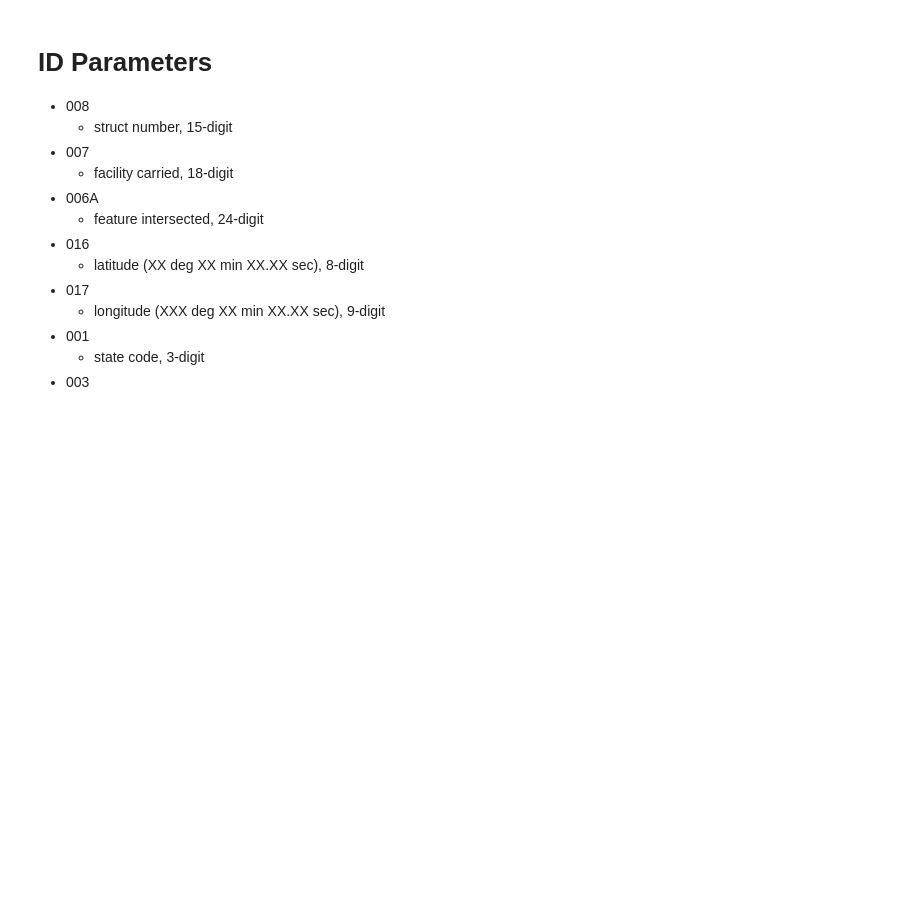
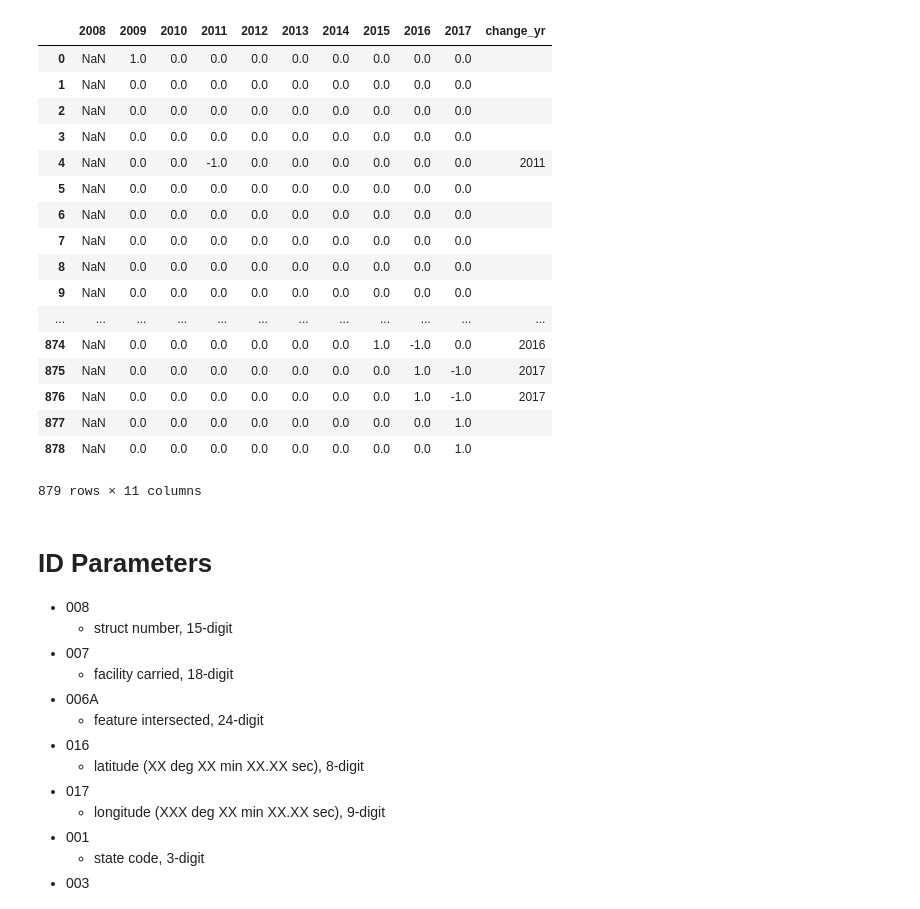
Before and after one commit to kevscon/bridge-ratings, a Jupyter notebook: data_processing.ipynb, the cells around one changed output. Cells and saved outputs as stored; diff of their text form; code cells hidden in the pictures; blank space fills up the shorter version.

```diff
--- a/data_processing.ipynb
+++ b/data_processing.ipynb
@@ -15,0 +42,7 @@ df.head()
+# %%
+# initialize dataframe for ratings by year
+df_ratings = df[year][['STRUCTURE_NUMBER_008', 'STATE_CODE_001']]
+# %%
+# input ratings for each year
+for year in years:
+    df_ratings[year] = df[year]['DECK_COND_058']
@@ -16,3 +92,43 @@ df.head()
+# %%
+# create dataframe of 1's and 0's dependent on values above or below condition rating threshold
+
+df_change_year = pd.DataFrame(columns = years)
+
+for year in years:
+    df_change_year[year] = (df_ratings.iloc[:,
+                            -len(years):][year].apply(pd.to_numeric,
+                              errors='coerce') >= rating_threshold).astype(int)
+
+# take difference for adjacent years to show when rating drops below threshold (-1)
+df_change_year = df_change_year.diff(axis=1)
+df_change_year['change_yr'] = ""
+# %%
+# fill column with year that rating first fell belwo threshold
+for year in years:
+    df_change_year['change_yr'] = np.where(df_change_year['change_yr'] == "",
+                                           np.where(df_change_year[year] == -1, year, ""),
+                                           df_change_year['change_yr'])
+# %%
+df_change_year
+# %% [output]
+|  | 2008 | 2009 | 2010 | 2011 | 2012 | 2013 | 2014 | 2015 | 2016 | 2017 | change_yr |
+| 0 | NaN | 1.0 | 0.0 | 0.0 | 0.0 | 0.0 | 0.0 | 0.0 | 0.0 | 0.0 |  |
+| 1 | NaN | 0.0 | 0.0 | 0.0 | 0.0 | 0.0 | 0.0 | 0.0 | 0.0 | 0.0 |  |
+| 2 | NaN | 0.0 | 0.0 | 0.0 | 0.0 | 0.0 | 0.0 | 0.0 | 0.0 | 0.0 |  |
+| 3 | NaN | 0.0 | 0.0 | 0.0 | 0.0 | 0.0 | 0.0 | 0.0 | 0.0 | 0.0 |  |
+| 4 | NaN | 0.0 | 0.0 | -1.0 | 0.0 | 0.0 | 0.0 | 0.0 | 0.0 | 0.0 | 2011 |
+| 5 | NaN | 0.0 | 0.0 | 0.0 | 0.0 | 0.0 | 0.0 | 0.0 | 0.0 | 0.0 |  |
+| 6 | NaN | 0.0 | 0.0 | 0.0 | 0.0 | 0.0 | 0.0 | 0.0 | 0.0 | 0.0 |  |
+| 7 | NaN | 0.0 | 0.0 | 0.0 | 0.0 | 0.0 | 0.0 | 0.0 | 0.0 | 0.0 |  |
+| 8 | NaN | 0.0 | 0.0 | 0.0 | 0.0 | 0.0 | 0.0 | 0.0 | 0.0 | 0.0 |  |
+| 9 | NaN | 0.0 | 0.0 | 0.0 | 0.0 | 0.0 | 0.0 | 0.0 | 0.0 | 0.0 |  |
+| ... | ... | ... | ... | ... | ... | ... | ... | ... | ... | ... | ... |
+| 874 | NaN | 0.0 | 0.0 | 0.0 | 0.0 | 0.0 | 0.0 | 1.0 | -1.0 | 0.0 | 2016 |
+| 875 | NaN | 0.0 | 0.0 | 0.0 | 0.0 | 0.0 | 0.0 | 0.0 | 1.0 | -1.0 | 2017 |
+| 876 | NaN | 0.0 | 0.0 | 0.0 | 0.0 | 0.0 | 0.0 | 0.0 | 1.0 | -1.0 | 2017 |
+| 877 | NaN | 0.0 | 0.0 | 0.0 | 0.0 | 0.0 | 0.0 | 0.0 | 0.0 | 1.0 |  |
+| 878 | NaN | 0.0 | 0.0 | 0.0 | 0.0 | 0.0 | 0.0 | 0.0 | 0.0 | 1.0 |  |
+879 rows × 11 columns
 # %% [markdown]
 # ID Parameters
 - 008
```
Also changed, not shown: parts of 12 cells of this notebook.
